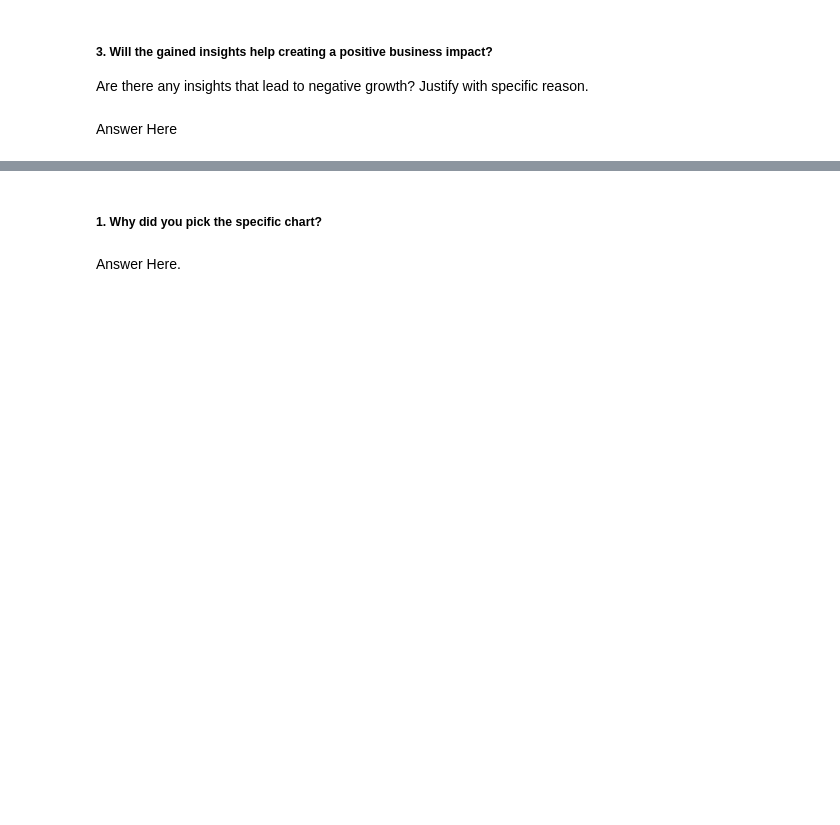
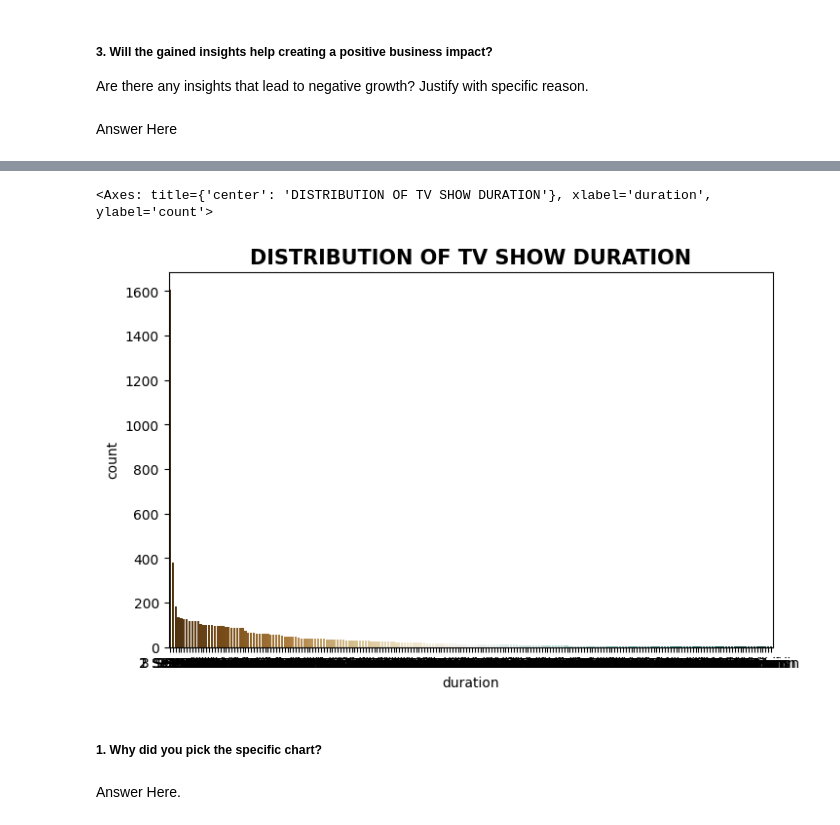
Before and after one commit to GaytriChoudhari/Unsupervised_ML_Netflix_Movies_and_TV_Shows_Clustering, a Jupyter notebook: Unsupervised_ML_Netflix_Movies_and_TV_Shows_Clustering.ipynb, the cells around one changed output, grey strips where cells are left out. Cells and saved outputs as stored; diff of their text form; code cells hidden in the pictures; blank space fills up the shorter version.

```diff
--- a/Unsupervised_ML_Netflix_Movies_and_TV_Shows_Clustering.ipynb
+++ b/Unsupervised_ML_Netflix_Movies_and_TV_Shows_Clustering.ipynb
@@ -611,3 +670,11 @@ Answer Here
+# %%
+#Analysis on distribution of movie show duration
+plt.figure(figsize=(8,5))
+plt.title("DISTRIBUTION OF TV SHOW DURATION",fontsize=15,fontweight='bold')
+sns.countplot(x=df['duration'],data=df,palette="BrBG",order =df['duration'].value_counts().index)
+# %% [output]
+<Axes: title={'center': 'DISTRIBUTION OF TV SHOW DURATION'}, xlabel='duration', ylabel='count'>
+[figure, added]
 # %% [markdown]
 ##### 1. Why did you pick the specific chart?
 # %% [markdown]
```
Also changed, not shown: parts of 21 cells of this notebook.
